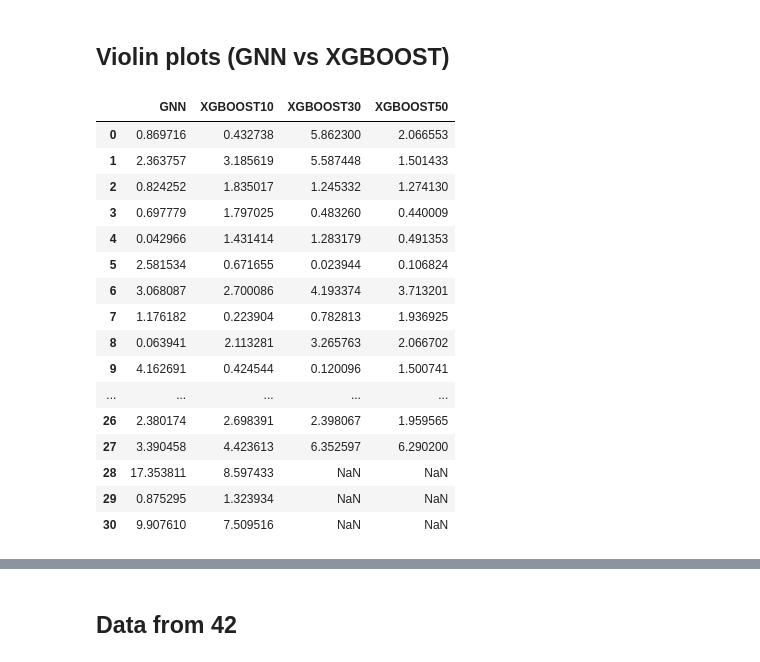
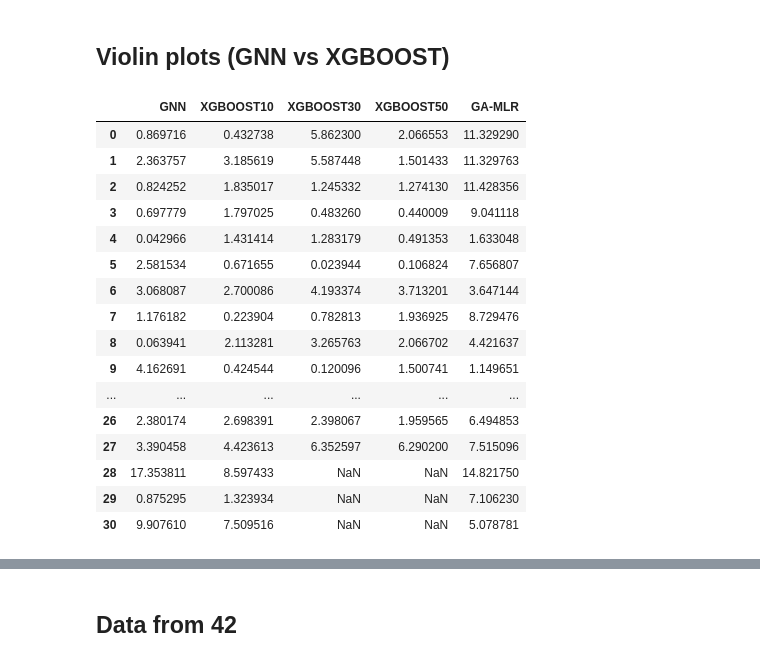
Before and after one commit to darjacvetkovic/HSP-predictions, a Jupyter notebook: dataset_exploratory_analysis.ipynb, the cells around one changed output, grey strips where cells are left out. Cells and saved outputs as stored; diff of their text form; code cells hidden in the pictures.

```diff
--- a/dataset_exploratory_analysis.ipynb
+++ b/dataset_exploratory_analysis.ipynb
@@ -482,0 +485,4 @@ xgb50_errs = df[['rel_err_D','rel_err_D','rel_err_D','rel_err_total']]
+# %%
+df = pd.read_csv('results/ga-mlr/data_from_6_filtered_results_total_sol_GA-MLR.csv',index_col=0)
+df.reset_index(inplace=True,drop=True) # i forgot to reset it previously
+df
@@ -482,0 +507,2 @@ xgb50_errs = df[['rel_err_D','rel_err_D','rel_err_D','rel_err_total']]
+# %%
+ga_mlr=get_total_error(df,true='total',pred='predicted')
@@ -485,28 +552,29 @@ xgb50_errs = df[['rel_err_D','rel_err_D','rel_err_D','rel_err_total']]
 # %%
 bdf = pd.DataFrame()
 bdf['GNN'] = gnn_errs['rel_err_total']
 bdf['XGBOOST10'] = xgb10_errs['rel_err_total']
 bdf['XGBOOST30'] = xgb30_errs['rel_err_total']
 bdf['XGBOOST50'] = xgb50_errs['rel_err_total']
+bdf['GA-MLR'] = ga_mlr['rel_err_total']
 bdf
 # %% [output]
-|  | GNN | XGBOOST10 | XGBOOST30 | XGBOOST50 |
-| 0 | 0.869716 | 0.432738 | 5.862300 | 2.066553 |
-| 1 | 2.363757 | 3.185619 | 5.587448 | 1.501433 |
-| 2 | 0.824252 | 1.835017 | 1.245332 | 1.274130 |
-| 3 | 0.697779 | 1.797025 | 0.483260 | 0.440009 |
-| 4 | 0.042966 | 1.431414 | 1.283179 | 0.491353 |
-| 5 | 2.581534 | 0.671655 | 0.023944 | 0.106824 |
-| 6 | 3.068087 | 2.700086 | 4.193374 | 3.713201 |
-| 7 | 1.176182 | 0.223904 | 0.782813 | 1.936925 |
-| 8 | 0.063941 | 2.113281 | 3.265763 | 2.066702 |
-| 9 | 4.162691 | 0.424544 | 0.120096 | 1.500741 |
-| ... | ... | ... | ... | ... |
-| 26 | 2.380174 | 2.698391 | 2.398067 | 1.959565 |
-| 27 | 3.390458 | 4.423613 | 6.352597 | 6.290200 |
-| 28 | 17.353811 | 8.597433 | NaN | NaN |
-| 29 | 0.875295 | 1.323934 | NaN | NaN |
-| 30 | 9.907610 | 7.509516 | NaN | NaN |
+|  | GNN | XGBOOST10 | XGBOOST30 | XGBOOST50 | GA-MLR |
+| 0 | 0.869716 | 0.432738 | 5.862300 | 2.066553 | 11.329290 |
+| 1 | 2.363757 | 3.185619 | 5.587448 | 1.501433 | 11.329763 |
+| 2 | 0.824252 | 1.835017 | 1.245332 | 1.274130 | 11.428356 |
+| 3 | 0.697779 | 1.797025 | 0.483260 | 0.440009 | 9.041118 |
+| 4 | 0.042966 | 1.431414 | 1.283179 | 0.491353 | 1.633048 |
+| 5 | 2.581534 | 0.671655 | 0.023944 | 0.106824 | 7.656807 |
+| 6 | 3.068087 | 2.700086 | 4.193374 | 3.713201 | 3.647144 |
+| 7 | 1.176182 | 0.223904 | 0.782813 | 1.936925 | 8.729476 |
+| 8 | 0.063941 | 2.113281 | 3.265763 | 2.066702 | 4.421637 |
+| 9 | 4.162691 | 0.424544 | 0.120096 | 1.500741 | 1.149651 |
+| ... | ... | ... | ... | ... | ... |
+| 26 | 2.380174 | 2.698391 | 2.398067 | 1.959565 | 6.494853 |
+| 27 | 3.390458 | 4.423613 | 6.352597 | 6.290200 | 7.515096 |
+| 28 | 17.353811 | 8.597433 | NaN | NaN | 14.821750 |
+| 29 | 0.875295 | 1.323934 | NaN | NaN | 7.106230 |
+| 30 | 9.907610 | 7.509516 | NaN | NaN | 5.078781 |
 # %%
 
 fig,axs = plt.subplots(figsize=(10,6))
```
Also changed, not shown: parts of 5 cells of this notebook, 26 other files.
